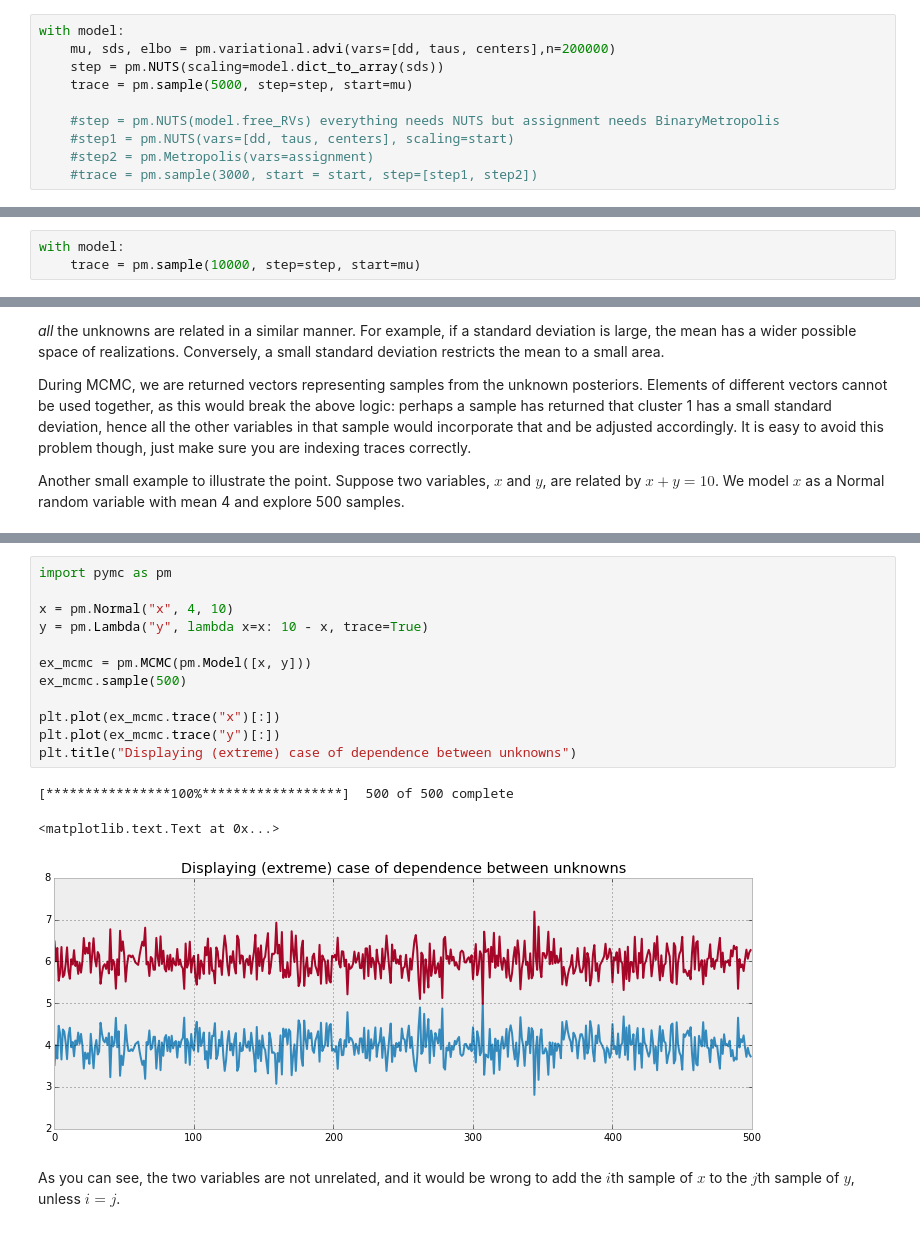
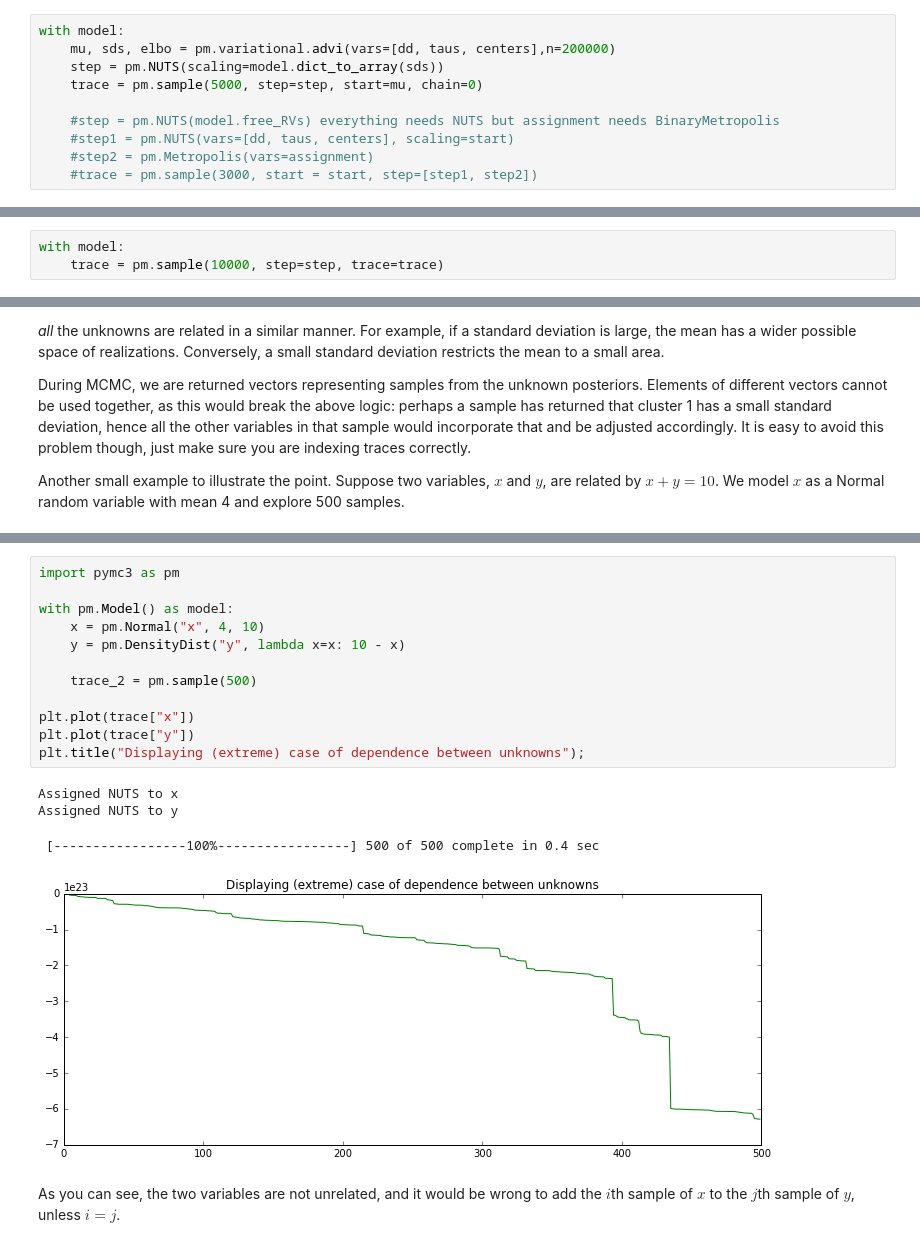
Before and after one commit to quantopian/Probabilistic-Programming-and-Bayesian-Methods-for-Hackers, a Jupyter notebook: Chapter3_MCMC/IntroMCMC.ipynb, the cells around one changed output, grey strips where cells are left out. Drawn from its saved outputs; the diff is of its cells as text.

```diff
--- a/Chapter3_MCMC/IntroMCMC.ipynb
+++ b/Chapter3_MCMC/IntroMCMC.ipynb
@@ -293,7 +311,7 @@ help(pm.NUTS)
 with model:
     mu, sds, elbo = pm.variational.advi(vars=[dd, taus, centers],n=200000)
     step = pm.NUTS(scaling=model.dict_to_array(sds))
-    trace = pm.sample(5000, step=step, start=mu)
+    trace = pm.sample(5000, step=step, start=mu, chain=0)
 
     #step = pm.NUTS(model.free_RVs) everything needs NUTS but assignment needs BinaryMetropolis
     #step1 = pm.NUTS(vars=[dd, taus, centers], scaling=start)
@@ -360,6 +379,6 @@ To achieve further convergence, we will perform more MCMC steps. Starting the MC
 We will sample the MCMC one hundred thousand more times and visualize the progress below:
 # %%
 with model:
-    trace = pm.sample(10000, step=step, start=mu)
+    trace = pm.sample(10000, step=step, trace=trace)
 # %% [output]
 Assigned BinaryGibbsMetropolis to assignment
@@ -482,19 +523,20 @@ Another small example to illustrate the point. Suppose two variables, $x$ and $y
 # %%
-import pymc as pm
+import pymc3 as pm
 
-x = pm.Normal("x", 4, 10)
-y = pm.Lambda("y", lambda x=x: 10 - x, trace=True)
+with pm.Model() as model:
+    x = pm.Normal("x", 4, 10)
+    y = pm.DensityDist("y", lambda x=x: 10 - x)
 
-ex_mcmc = pm.MCMC(pm.Model([x, y]))
-ex_mcmc.sample(500)
+    trace_2 = pm.sample(500)
 
-plt.plot(ex_mcmc.trace("x")[:])
-plt.plot(ex_mcmc.trace("y")[:])
-plt.title("Displaying (extreme) case of dependence between unknowns")
+plt.plot(trace["x"])
+plt.plot(trace["y"])
+plt.title("Displaying (extreme) case of dependence between unknowns");
 # %% [output]
-[****************100%******************]  500 of 500 complete
+Assigned NUTS to x
+Assigned NUTS to y
-<matplotlib.text.Text at 0x...>
+ [-----------------100%-----------------] 500 of 500 complete in 0.4 sec
-[figure, old version]
+[figure, new version]
 # %% [markdown]
 As you can see, the two variables are not unrelated, and it would be wrong to add the $i$th sample of $x$ to the $j$th sample of $y$, unless $i = j$.
 # %% [markdown]
```
Also changed, not shown: parts of 15 cells of this notebook.
